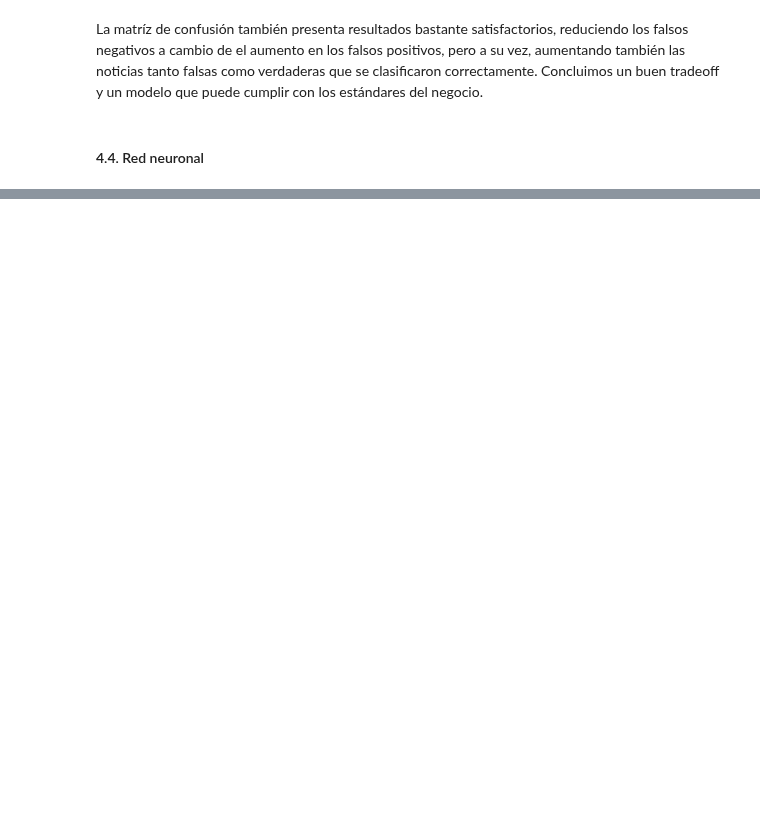
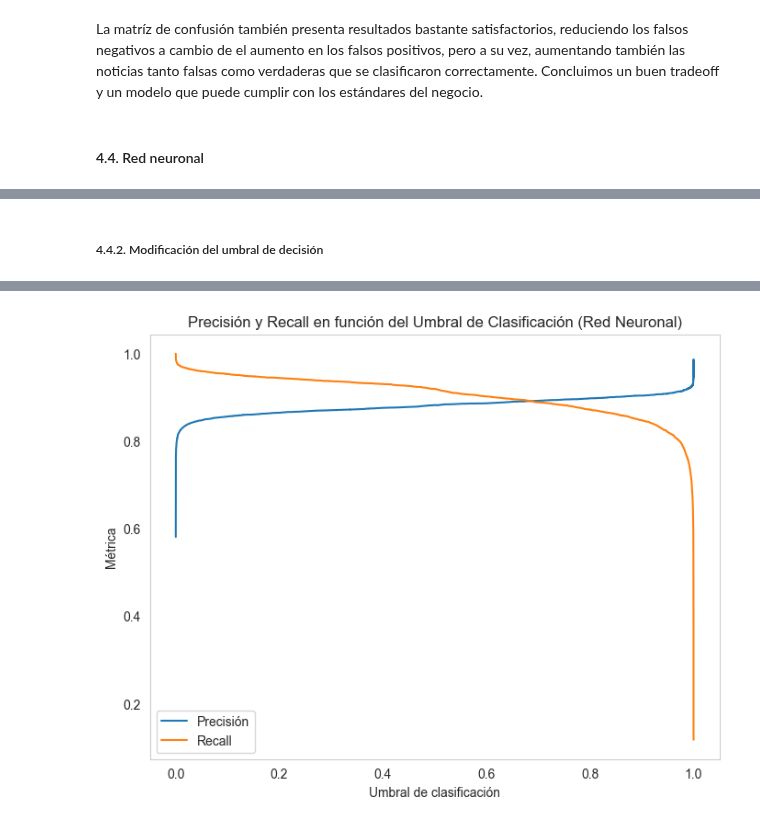
Before and after one commit to scasasbuenas/BI-Proyectos, a Jupyter notebook: proyecto1/desarrolloLab.ipynb, the cells around one changed output, grey strips where cells are left out. Saved outputs shown, nothing was run; the diff lists cells and outputs as text; code cells hidden in the pictures; blank space fills up the shorter version.

Commit message:
con umbral de decisión y analisis

```diff
--- a/proyecto1/desarrolloLab.ipynb
+++ b/proyecto1/desarrolloLab.ipynb
@@ -509,0 +585,20 @@ print(f"\nExactitud del modelo: {accuracy_nn:.4f}")
+# %% [markdown]
+##### 4.4.2. Modificación del umbral de decisión
+# %%
+# Obtenemos las probabilidades de predicción en el conjunto de prueba
+y_prob_nn = modelo_nn.predict(X_test)[:, 0]  # Probabilidad de ser noticia verdadera (Clase 1)
+
+# Calculamos Precision, Recall y Umbrales automáticamente
+precisions_nn, recalls_nn, thresholds_nn = precision_recall_curve(y_test, y_prob_nn)
+
+# Graficamos Precision-Recall para diferentes umbrales
+plt.figure(figsize=(8, 6))
+plt.plot(thresholds_nn, precisions_nn[:-1], label="Precisión")
+plt.plot(thresholds_nn, recalls_nn[:-1], label="Recall")
+plt.xlabel("Umbral de clasificación")
+plt.ylabel("Métrica")
+plt.legend()
+plt.title("Precisión y Recall en función del Umbral de Clasificación (Red Neuronal)")
+plt.grid()
+plt.show()
+# %% [output]
@@ -509,0 +606 @@ print(f"\nExactitud del modelo: {accuracy_nn:.4f}")
+[figure, added]
```
Also changed, not shown: parts of 25 cells of this notebook.
